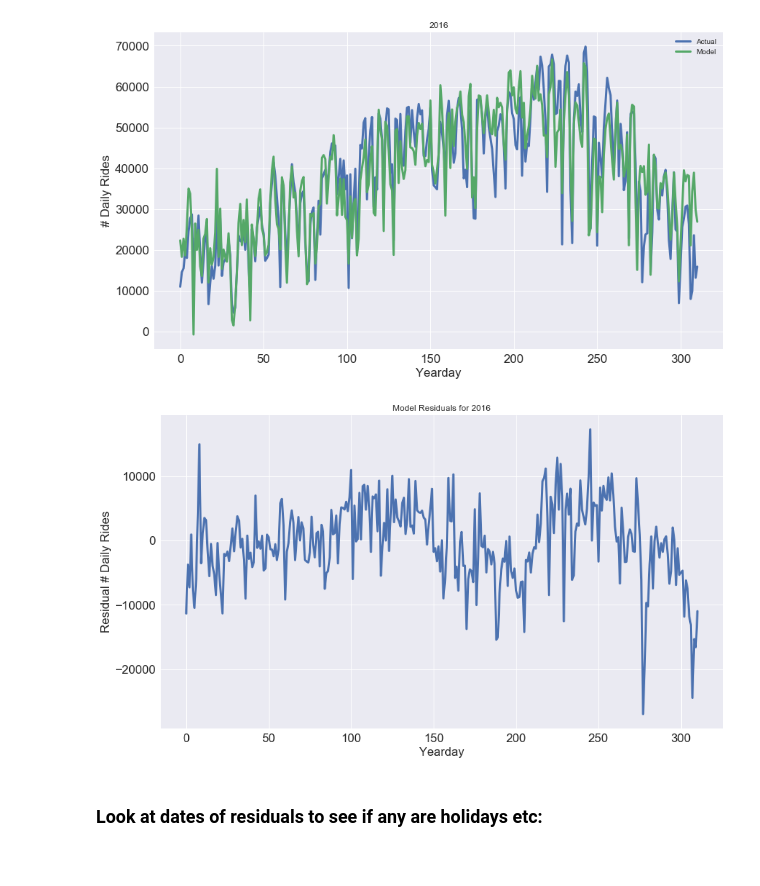
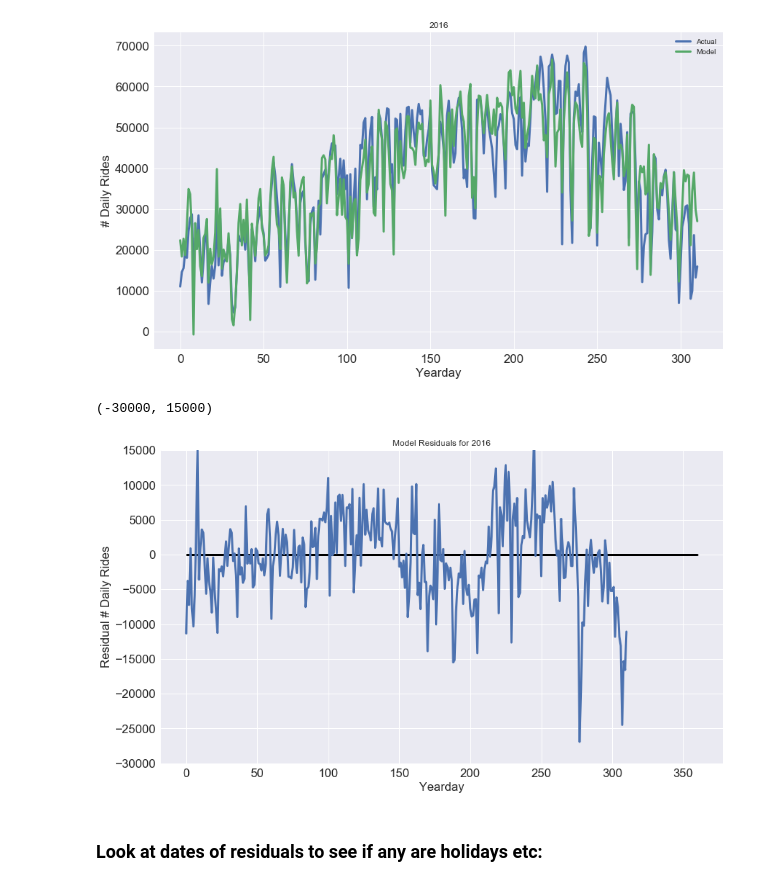
Before and after one commit to andypicke/Springboard_DataScience, a Jupyter notebook: Capstone_1/citibike_regression.ipynb, the cells around one changed output. Drawn from its saved outputs; the diff is of its cells as text; code cells hidden in the pictures.

```diff
--- a/Capstone_1/citibike_regression.ipynb
+++ b/Capstone_1/citibike_regression.ipynb
@@ -27,8 +27,8 @@ plt.rcParams['lines.linewidth'] = 3
 # %%
 year = 2016
 query = "SELECT yday,wkday,count(*) as N FROM rides WHERE year=? GROUP BY yday"
-df = pd.read_sql_query(query,con,params=[year])
-df.head()
+df_rides = pd.read_sql_query(query,con,params=[year])
+df_rides.head()
 # %% [output]
 |  | yday | wkday | N |
 | 0 | 1 | 4 | 11009 |
@@ -72,10 +83,10 @@ plt.ylabel('# Stations Used');
 # %%
 con2 = sqlite3.connect('data/nyc_weather.db3')
 query2 = "SELECT yday,mean_temp as Tmean,precip_In,max_gust_mph,cloud_cover  FROM temps WHERE year=?"
-df2 = pd.read_sql_query(query2, con2, params=[year])
-df2.loc[df2.precip_In=='T'] = 0
-df2.loc[:,'precip_In'] = df2.astype({'precip_In':'float64'})
-df2.head()
+df_wea = pd.read_sql_query(query2, con2, params=[year])
+df_wea.loc[df_wea.precip_In=='T'] = 0
+df_wea.loc[:,'precip_In'] = df_wea.astype({'precip_In':'float64'})
+df_wea.head()
 # %% [output]
 |  | yday | Tmean | precip_In | max_gust_mph | cloud_cover |
 | 0 | 1 | 40 | 0.0 | 31.0 | 6 |
@@ -94,7 +119,8 @@ plt.ylabel('Mean Temperature');
 ## Join data frames
 # %%
 # join temps to rides data frame
-df_comb = pd.merge(df,df2,left_on='yday',right_on='yday')
+df_comb = pd.merge(df_rides,df_wea,left_on='yday',right_on='yday')
+# then merge to stations data frame
 df_comb = pd.merge(df_comb, df_sta, left_on='yday',right_on='yday')
 df_comb.head()
 # %% [output]
@@ -157,7 +212,8 @@ from sklearn.linear_model import LinearRegression
 from sklearn.preprocessing import Imputer
 from sklearn.model_selection import cross_val_score
 
-imp = Imputer(strategy='most_frequent')
+#imp = Imputer(strategy='most_frequent')
+imp = Imputer(strategy='mean')
 imp.fit(X_train)
 X_train = imp.transform(X_train)
 X_test =imp.transform(X_test)
@@ -218,13 +275,16 @@ plt.title(str(year));
 # %%
 plt.figure(figsize=(14,8))
 #plt.plot(y,label='Actual')
 plt.plot(y-reg.predict(X_all))
 #plt.legend();
 plt.xlabel('Yearday')
 plt.ylabel('Residual # Daily Rides')
 plt.title('Model Residuals for ' + str(year));
+plt.hlines(xmin=0,xmax=360,y=0);
+plt.ylim(-30000,15000)
 # %% [output]
+(-30000, 15000)
-[figure, old version]
+[figure, new version]
 # %% [markdown]
 ### Look at dates of residuals to see if any are holidays etc:
 # %%
```
Also changed, not shown: parts of 36 cells of this notebook, 7 other files.
